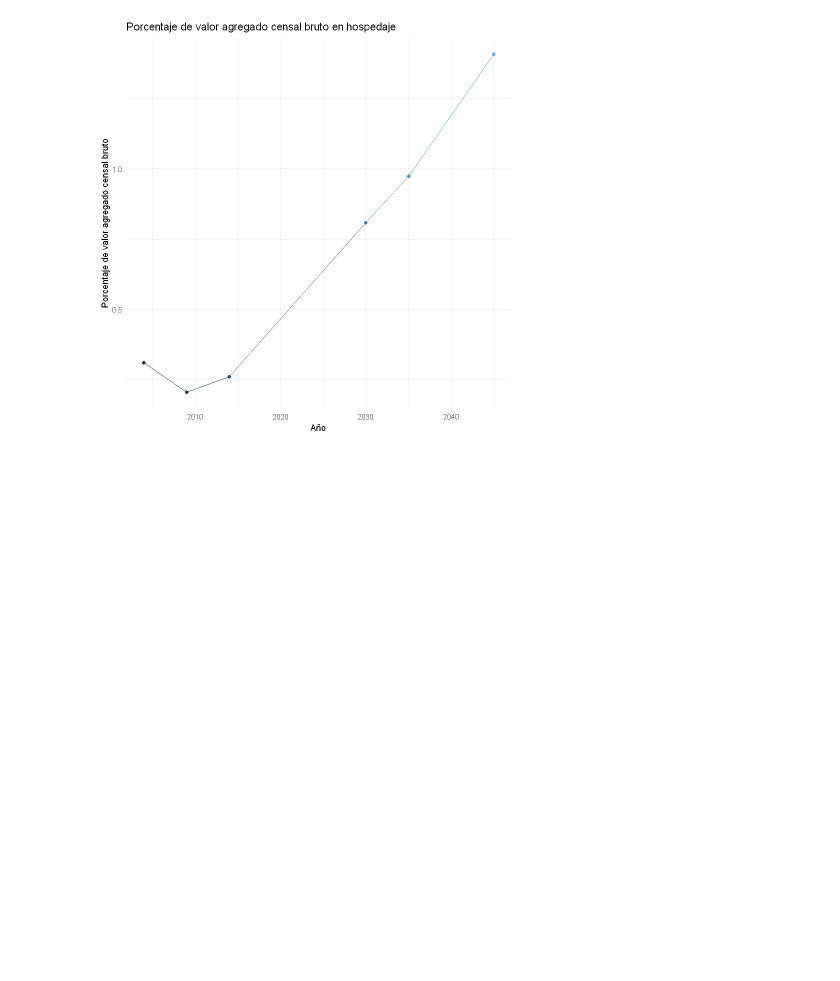
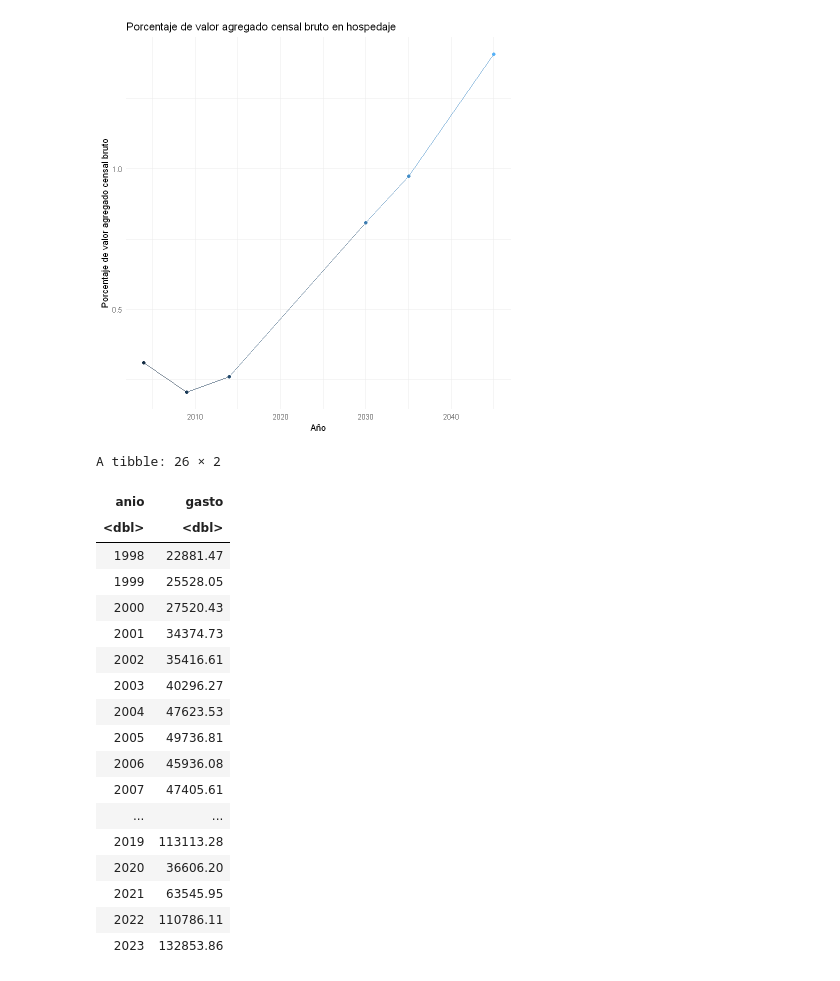
Before and after one commit to cpyp-ipdp/pgd_cdmx, a Jupyter notebook: indicadores/turismo/indicadores_turismo_pgd.ipynb, the cells around one changed output. Saved outputs shown, nothing was run; the diff lists cells and outputs as text; code cells hidden in the pictures; blank space fills up the shorter version.

```diff
--- a/indicadores/turismo/indicadores_turismo_pgd.ipynb
+++ b/indicadores/turismo/indicadores_turismo_pgd.ipynb
@@ -895,0 +864,27 @@ theme(legend.position = "none")
+# %%
+gasto<-read_csv(url_gasto,show_col_types = FALSE)%>%
+janitor::clean_names()%>%
+group_by(anio)%>%
+summarise(gasto=sum(gasto))%>%filter(anio<=2023)
+
+gasto
+# %% [output]
+A tibble: 26 × 2
+| anio | gasto |
+| <dbl> | <dbl> |
+| 1998 | 22881.47 |
+| 1999 | 25528.05 |
+| 2000 | 27520.43 |
+| 2001 | 34374.73 |
+| 2002 | 35416.61 |
+| 2003 | 40296.27 |
+| 2004 | 47623.53 |
+| 2005 | 49736.81 |
+| 2006 | 45936.08 |
+| 2007 | 47405.61 |
+| ... | ... |
+| 2019 | 113113.28 |
+| 2020 | 36606.20 |
+| 2021 | 63545.95 |
+| 2022 | 110786.11 |
+| 2023 | 132853.86 |
```
Also changed, not shown: parts of 9 cells of this notebook.
